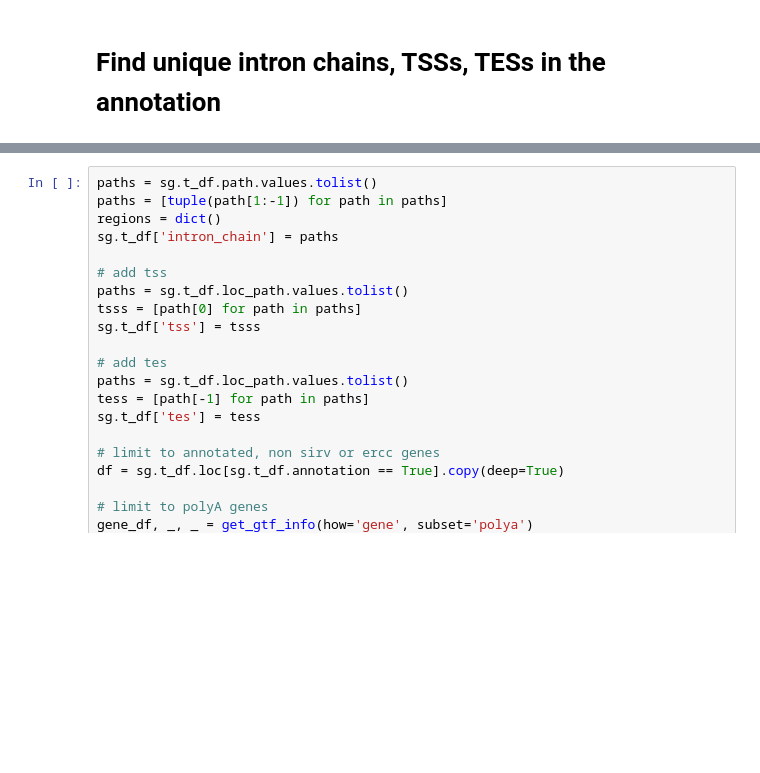
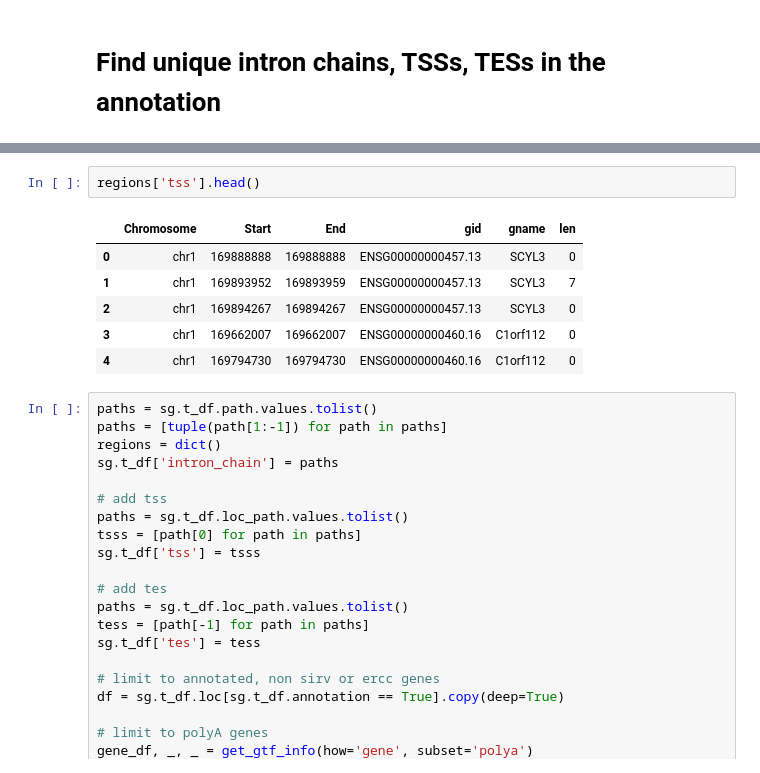
Before and after one commit to fairliereese/rnawg, a Jupyter notebook: lr_bulk/swan/characterize_reference.ipynb, the cells around one changed output, grey strips where cells are left out. Drawn from its saved outputs; the diff is of its cells as text; blank space fills up the shorter version.

```diff
--- a/lr_bulk/swan/characterize_reference.ipynb
+++ b/lr_bulk/swan/characterize_reference.ipynb
@@ -29,3 +112,12 @@ Read in graph from swan.p
+# %%
+regions['tss'].head()
+# %% [output]
+|  | Chromosome | Start | End | gid | gname | len |
+| 0 | chr1 | 169888888 | 169888888 | ENSG00000000457.13 | SCYL3 | 0 |
+| 1 | chr1 | 169893952 | 169893959 | ENSG00000000457.13 | SCYL3 | 7 |
+| 2 | chr1 | 169894267 | 169894267 | ENSG00000000457.13 | SCYL3 | 0 |
+| 3 | chr1 | 169662007 | 169662007 | ENSG00000000460.16 | C1orf112 | 0 |
+| 4 | chr1 | 169794730 | 169794730 | ENSG00000000460.16 | C1orf112 | 0 |
 # %%
 paths = sg.t_df.path.values.tolist()
 paths = [tuple(path[1:-1]) for path in paths]
```
Also changed, not shown: parts of 9 cells of this notebook, 2 other files.
